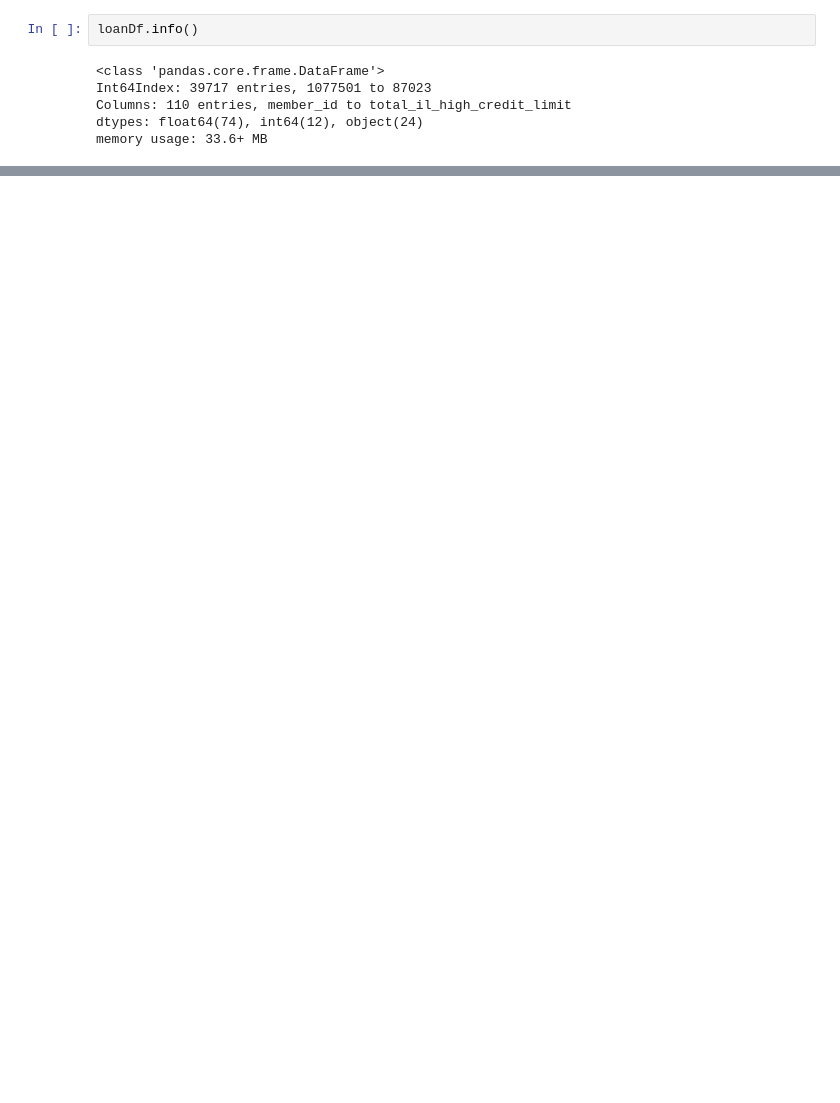
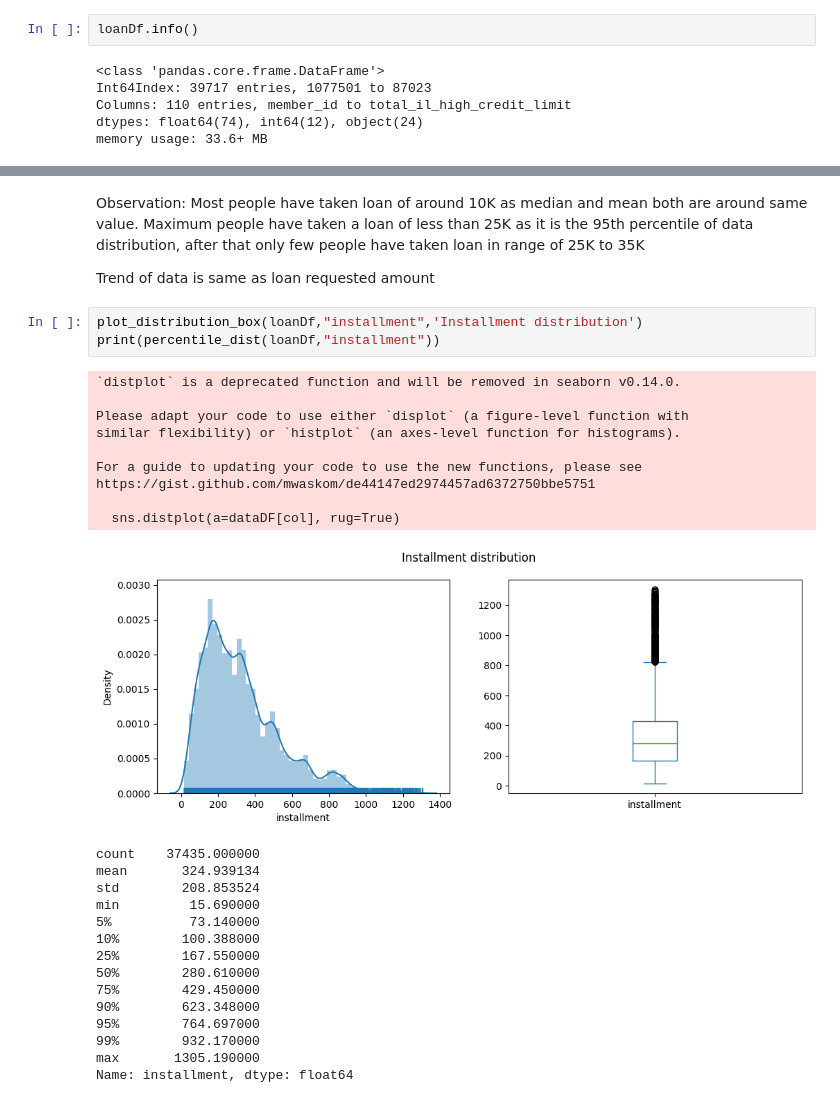
Before and after one commit to asthaa29/lendingcasestudy, a Jupyter notebook: Group_Facilitator_Astha.ipynb, the cells around one changed output, grey strips where cells are left out. Drawn from its saved outputs; the diff is of its cells as text; blank space fills up the shorter version.

```diff
--- a/Group_Facilitator_Astha.ipynb
+++ b/Group_Facilitator_Astha.ipynb
@@ -38,0 +537,32 @@ memory usage: 33.6+ MB
+# %% [markdown]
+Observation: Most people have taken loan of around 10K as median and mean both are around same value. Maximum people have taken a loan of less than 25K as it is the 95th percentile of data distribution, after that only few people have taken loan in range of 25K to 35K
+
+Trend of data is same as loan requested amount
+# %%
+plot_distribution_box(loanDf,"installment",'Installment distribution')
+print(percentile_dist(loanDf,"installment"))
+# %% [output]
+`distplot` is a deprecated function and will be removed in seaborn v0.14.0.
+
+Please adapt your code to use either `displot` (a figure-level function with
+similar flexibility) or `histplot` (an axes-level function for histograms).
+
+For a guide to updating your code to use the new functions, please see
+https://gist.github.com/mwaskom/de44147ed2974457ad6372750bbe5751
+
+  sns.distplot(a=dataDF[col], rug=True)
+[figure, added]
+count    37435.000000
+mean       324.939134
+std        208.853524
+min         15.690000
+5%          73.140000
+10%        100.388000
+25%        167.550000
+50%        280.610000
+75%        429.450000
+90%        623.348000
+95%        764.697000
+99%        932.170000
+max       1305.190000
+Name: installment, dtype: float64
```
Also changed, not shown: parts of 80 cells of this notebook.
